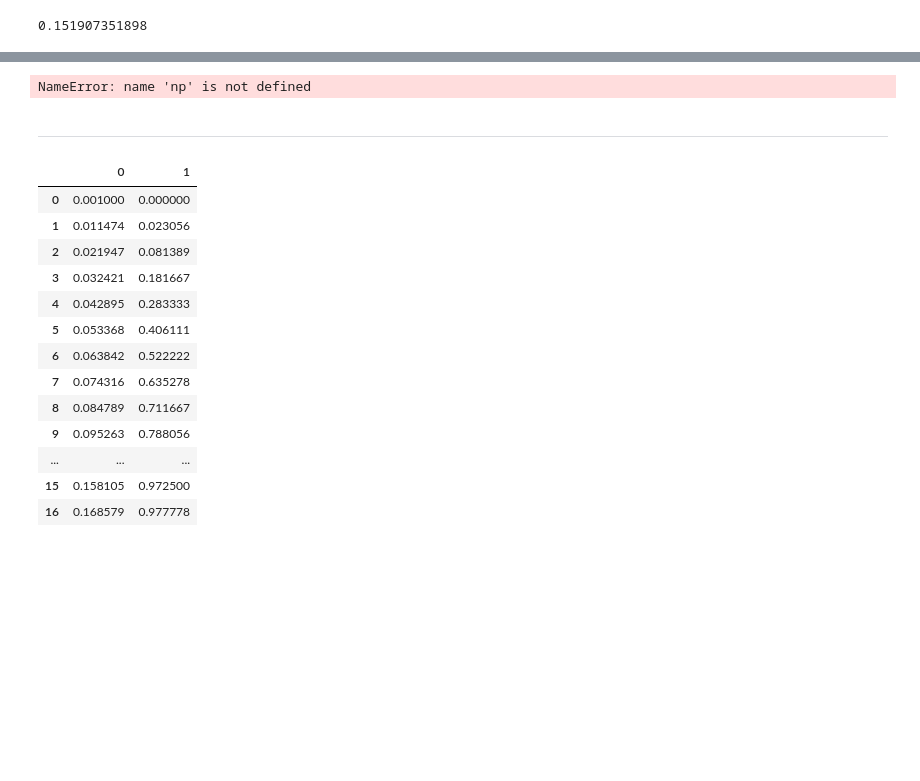
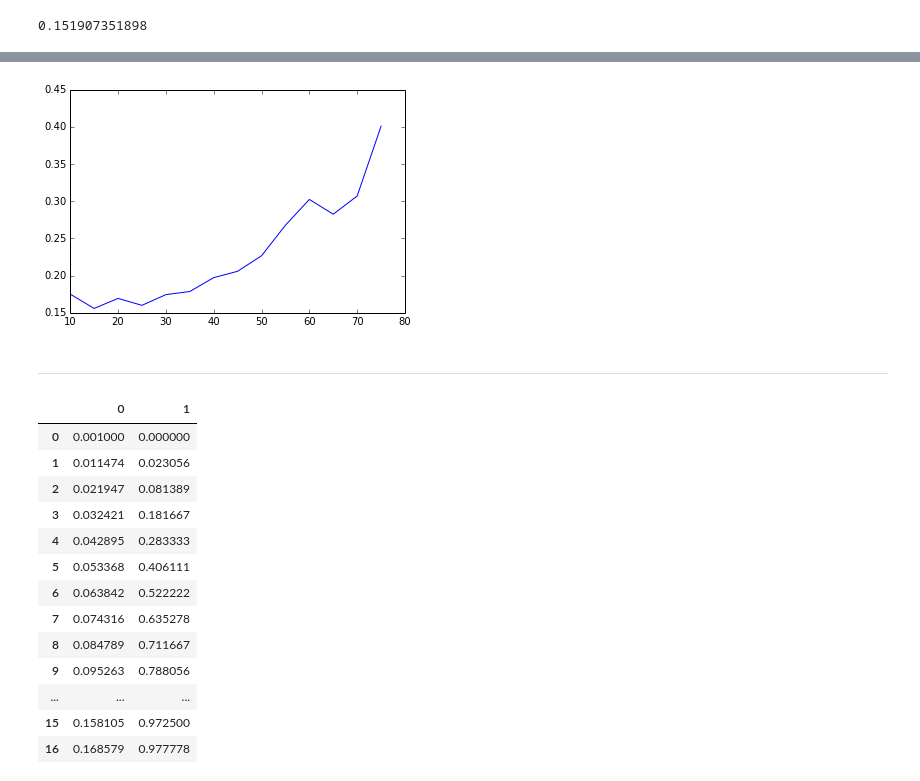
Before and after one commit to ssh0/sotsuron, a Jupyter notebook: 近距離抑制効果.ipynb, the cells around one changed output, grey strips where cells are left out. Cells and saved outputs as stored; diff of their text form; code cells hidden in the pictures; blank space fills up the shorter version.

```diff
--- a/近距離抑制効果.ipynb
+++ b/近距離抑制効果.ipynb
@@ -859,13 +861,27 @@ plt.show()
-# %%
-r = np.linspace(0., 0.5)
-def func(x):
-    return (1./2*x**4 - 8/3.*x**3 + np.pi*x**2)*120
-y = func(r)
-plt.plot(r, y)
-plt.show()
-print func(0.1)
-# %% [output]
-NameError: name 'np' is not defined
+# %%
+trial = 50
+
+S = np.arange(10, 80, 5)
+phi4 = []
+for _S in S:
+    _phi = 0.
+    for t in range(trial):
+        meeting = Meeting(K=50, N=5, S=_S, r=0.07, draw=False)
+        meeting.progress()
+        tmp = 0
+        for p0, p1 in zip(meeting.minutes[:-1], meeting.minutes[1:]):
+            tmp += euc(p0[0], p1[0])
+        try:
+            result = tmp/float(len(meeting.minutes)-1)
+        except ZeroDivisionError:
+            result = 0.
+        _phi += result
+    phi4.append(_phi/trial)
+# %%
+plt.plot(S, phi4)
+plt.show()
+# %% [output]
+[figure, added]
 # %% [markdown]
 ----
 # %%
```
Also changed, not shown: parts of 2 cells of this notebook, 2 other files.
